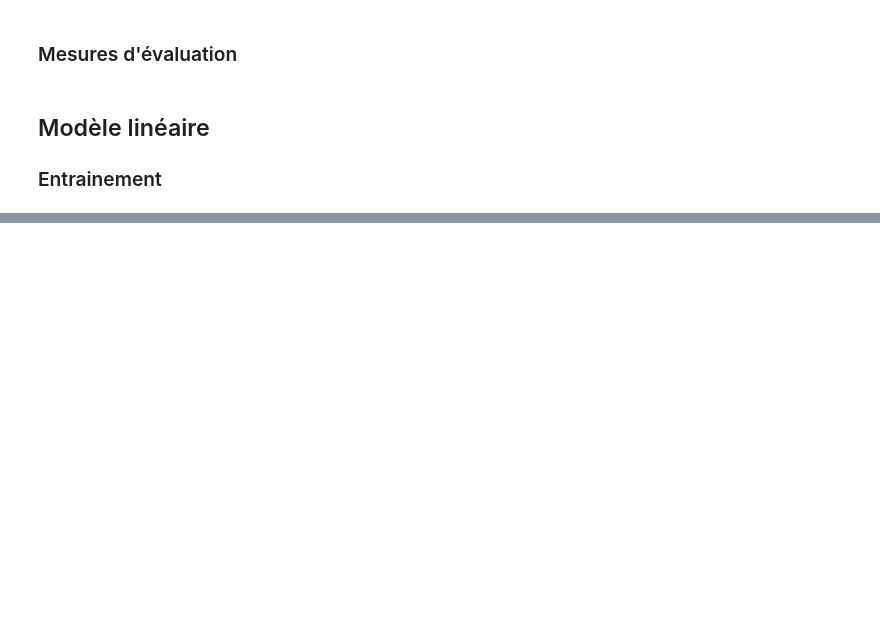
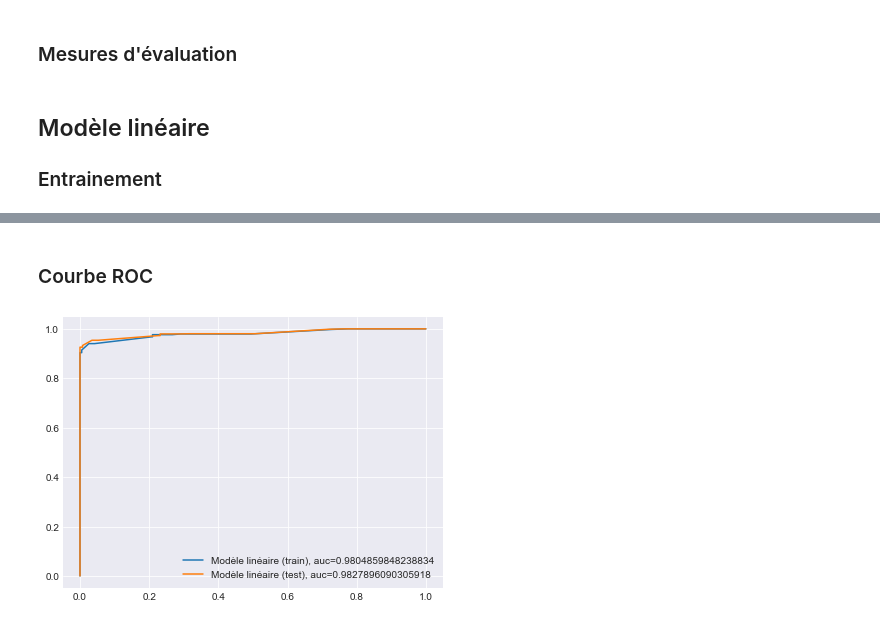
Before and after one commit to Erebz/DataScience, a Jupyter notebook: TP_Mushroom.ipynb, the cells around one changed output, grey strips where cells are left out. Saved outputs shown, nothing was run; the diff lists cells and outputs as text; code cells hidden in the pictures; blank space fills up the shorter version.

```diff
--- a/TP_Mushroom.ipynb
+++ b/TP_Mushroom.ipynb
@@ -182,0 +238,10 @@ X_scaled
+# %%
+def VIF(df):
+    vif = pd.DataFrame()
+    vif['feature'] = df.columns
+    values = np.array(df.values)
+    vif['VIF'] = [variance_inflation_factor(values, col) for col in range(len(df.columns))]
+    return vif
+
+vif_df = VIF(X_selected).sort_values('VIF', ascending = False, ignore_index = True)
+print(vif_df)
@@ -183,2 +267,5 @@ X_scaled
+# %%
+drop_features_vif = vif_df[vif_df['VIF'] > 10].feature
+X_selected = X_selected.drop(drop_features_vif, axis=1)
 # %%
 # Features conservées :
@@ -196,7 +284,12 @@ Notre analyse sera portée sur les méthodes suivantes :
 # %% [markdown]
 ### Découpage entre données d'apprentissage (66%) et de test (33%)
 # %%
-X_train, X_test, y_train, y_test = train_test_split(X_scaled, y, test_size = 0.33)
+X_train, X_test, y_train, y_test = train_test_split(X_selected, y, test_size = 0.33)
+
+sc = StandardScaler()
+X_train = sc.fit_transform(X_train)
+X_test = sc.transform(X_test)
+
 print(len(X_train),'données d\'apprentissage')
 print(len(X_test),'données de test')
 # %% [output]
@@ -258,0 +356,22 @@ Test
+# %% [markdown]
+### Courbe ROC
+# %%
+plt.figure(figsize=(15,5))
+
+plt.subplot(1, 2, 1)
+# AUC-ROC des données train :
+y_pred_LDA_train = lda.predict_proba(X_train)[::,1]
+fpr_LDA_train, tpr_LDA_train, _ = roc_curve(y_train, y_pred_LDA_train)
+auc_LDA_train = roc_auc_score(y_train, y_pred_LDA_train)
+
+# AUC-ROC des données test :
+y_pred_LDA = lda.predict_proba(X_test)[::,1]
+fpr_LDA, tpr_LDA, _ = roc_curve(y_test, y_pred_LDA)
+auc_LDA = roc_auc_score(y_test, y_pred_LDA)
+
+# Affichage courbe ROC + AUC
+plt.plot(fpr_LDA_train,tpr_LDA_train,label="Modèle linéaire (train), auc="+str(auc_LDA_train))
+plt.plot(fpr_LDA,tpr_LDA,label="Modèle linéaire (test), auc="+str(auc_LDA))
+plt.legend(loc=4);
+# %% [output]
+[figure, added]
```
Also changed, not shown: parts of 33 cells of this notebook, 1 other file.
